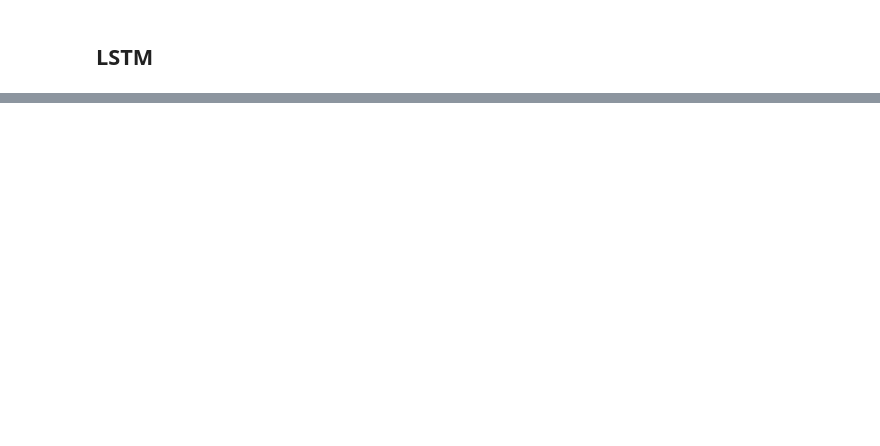
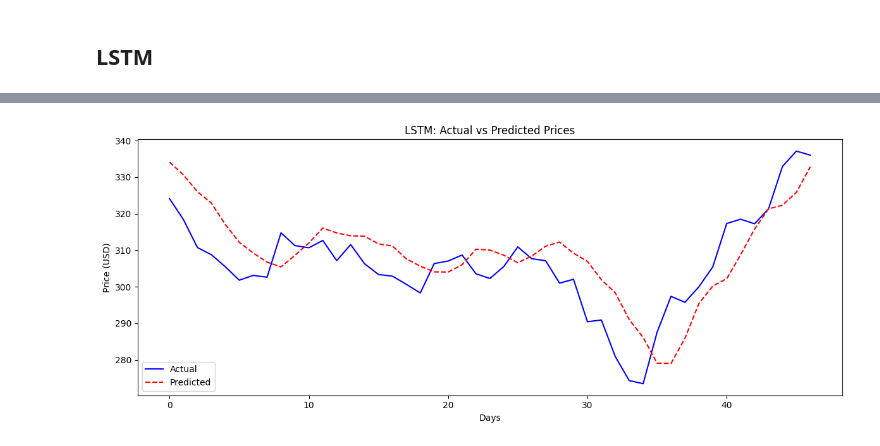
Before and after one commit to Yash-devs-cmd/Stock-Price-Prediction, a Jupyter notebook: time_series.ipynb, the cells around one changed output, grey strips where cells are left out. Cells and saved outputs as stored; diff of their text form; code cells hidden in the pictures; blank space fills up the shorter version.

```diff
--- a/time_series.ipynb
+++ b/time_series.ipynb
@@ -200,0 +376,11 @@ def prepare_LSTM_model(X,y):
+# %%
+train_scaled, test_scaled, sc = scaler(series)
+model,y_pred, y_test = train_lstm(train_scaled, test_scaled)
+y_test_prices = inverse_scale(y_test,sc)
+y_pred_prices = inverse_scale(y_pred,sc)
+y_pred_prices
+from sklearn.metrics import mean_squared_error
+import numpy as np
+
+rmse = np.sqrt(mean_squared_error(y_test_prices, y_pred_prices))
+print(f"RMSE: {rmse:.2f}")
@@ -200,0 +405,17 @@ def prepare_LSTM_model(X,y):
+# %%
+import matplotlib.pyplot as plt
+
+def plot_predictions(y_test_prices, y_pred_prices):
+    plt.figure(figsize=(12, 5))
+    plt.plot(y_test_prices, label='Actual', color='blue')
+    plt.plot(y_pred_prices, label='Predicted', color='red', linestyle='--')
+    plt.title('LSTM: Actual vs Predicted Prices')
+    plt.xlabel('Days')
+    plt.ylabel('Price (USD)')
+    plt.legend()
+    plt.tight_layout()
+    plt.show()
+
+plot_predictions(y_test_prices, y_pred_prices)
+# %% [output]
+[figure, added]
```
Also changed, not shown: parts of 23 cells of this notebook, 1 other file.
